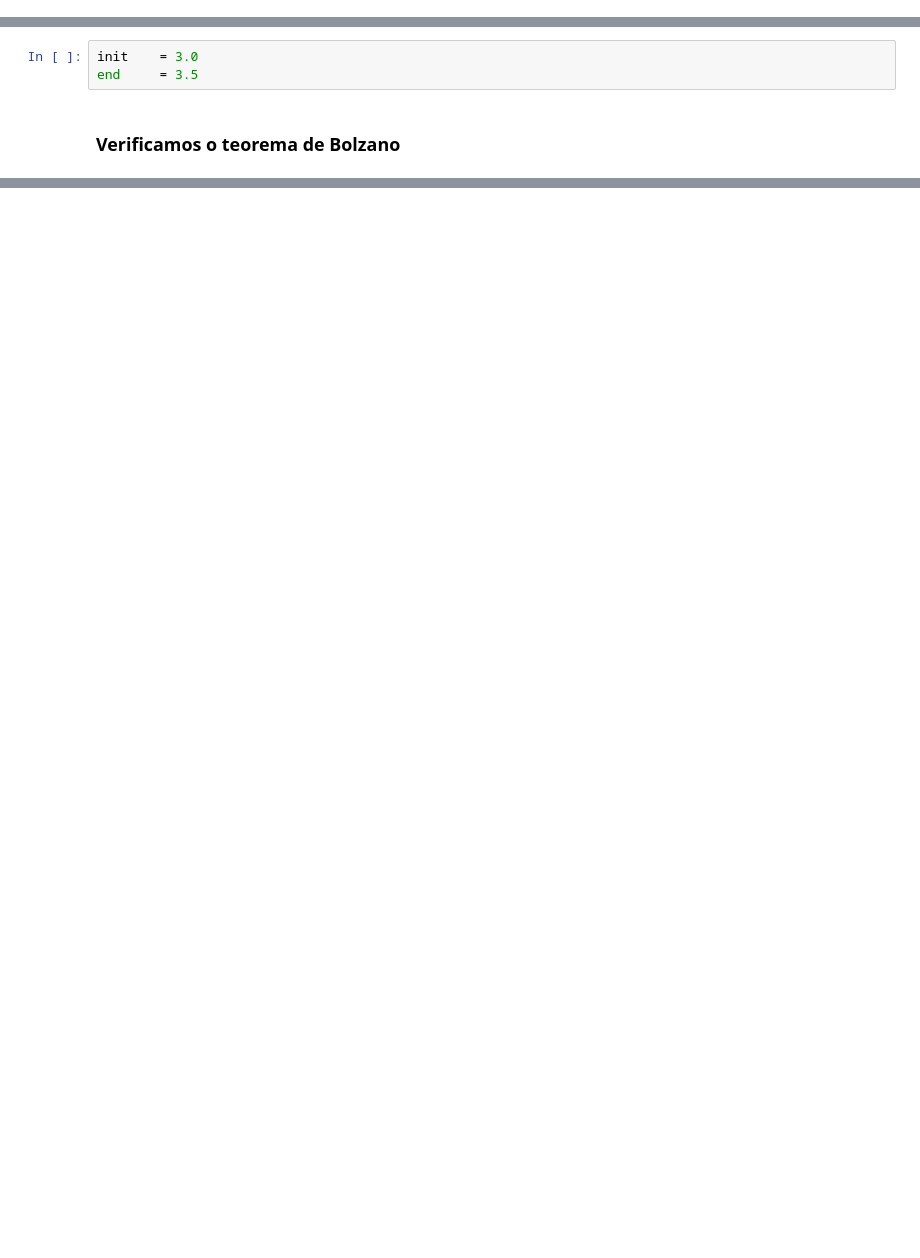
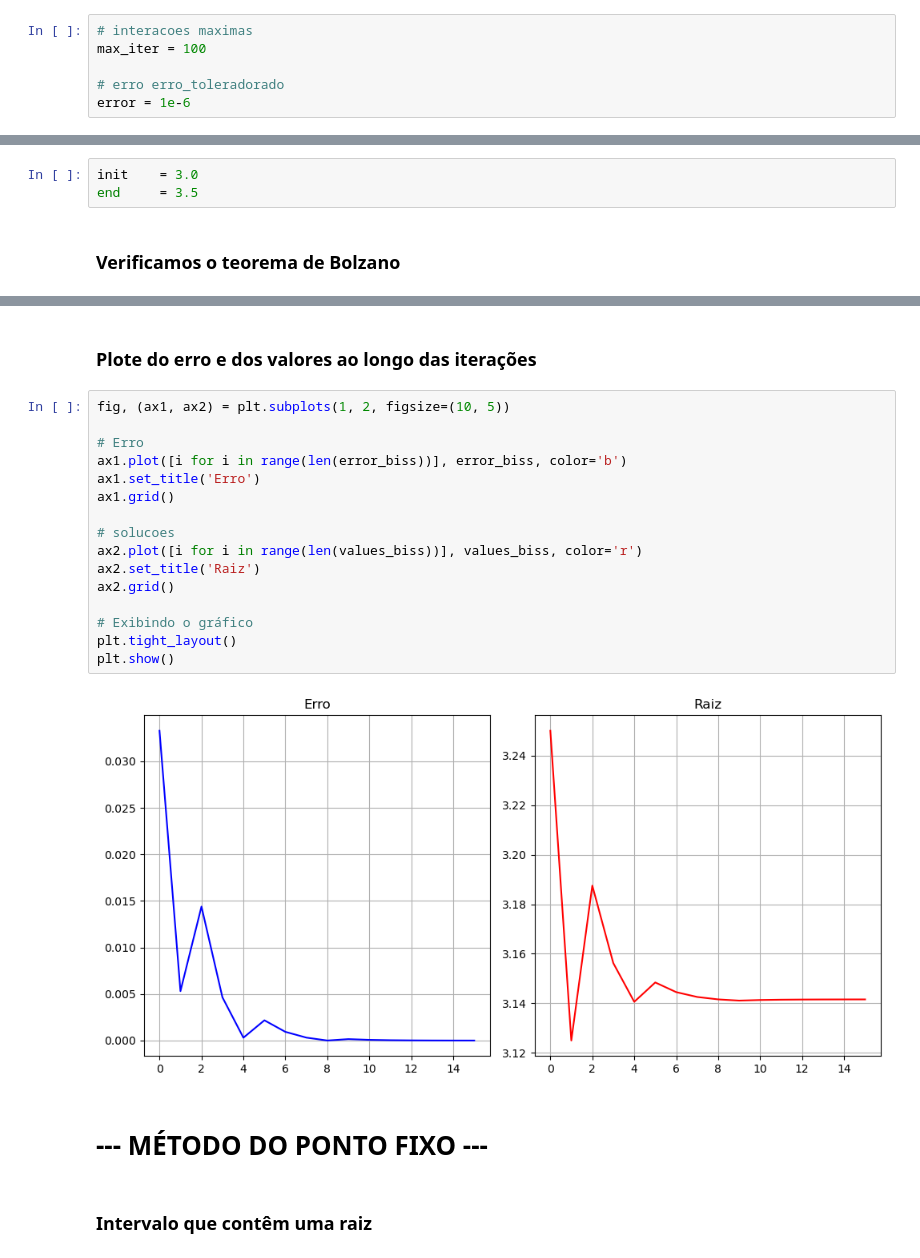
Before and after one commit to AlisonTristao/calculo_numeric, a Jupyter notebook: trabalho_1/atividade_1/main.ipynb, the cells around one changed output, grey strips where cells are left out. Drawn from its saved outputs; the diff is of its cells as text; blank space fills up the shorter version.

```diff
--- a/trabalho_1/atividade_1/main.ipynb
+++ b/trabalho_1/atividade_1/main.ipynb
@@ -13,0 +16,6 @@ def sinc_func(x):
+# %%
+# interacoes maximas
+max_iter = 100
+
+# erro erro_toleradorado
+error = 1e-6
@@ -93,0 +114,24 @@ Iterações:      35
+# %% [markdown]
+### Plote do erro e dos valores ao longo das iterações
+# %%
+fig, (ax1, ax2) = plt.subplots(1, 2, figsize=(10, 5))
+
+# Erro
+ax1.plot([i for i in range(len(error_biss))], error_biss, color='b')
+ax1.set_title('Erro')
+ax1.grid()
+
+# solucoes
+ax2.plot([i for i in range(len(values_biss))], values_biss, color='r')
+ax2.set_title('Raiz')
+ax2.grid()
+
+# Exibindo o gráfico
+plt.tight_layout()
+plt.show()
+# %% [output]
+[figure, added]
+# %% [markdown]
+# --- MÉTODO DO PONTO FIXO ---
+# %% [markdown]
+### Intervalo que contêm uma raiz
```
Also changed, not shown: parts of 21 cells of this notebook.
